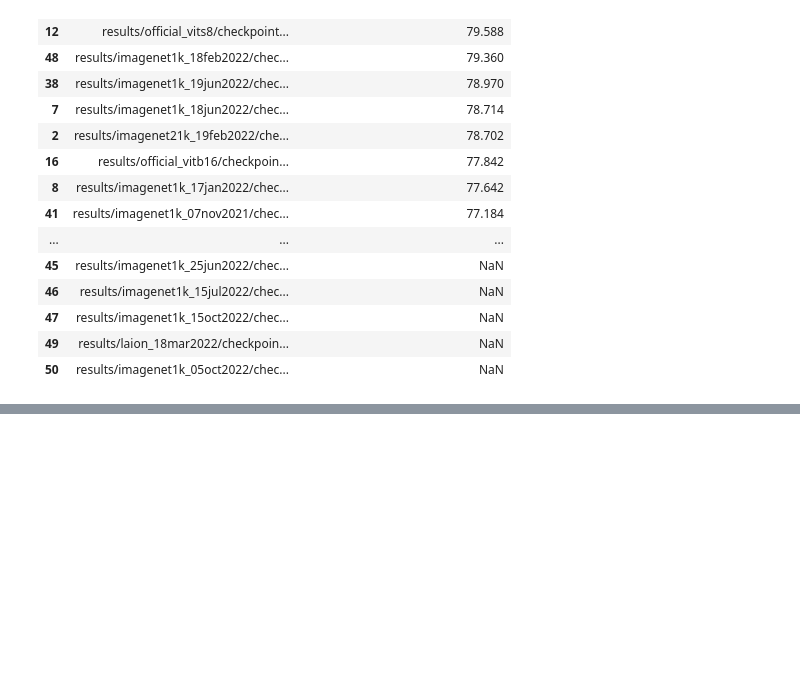
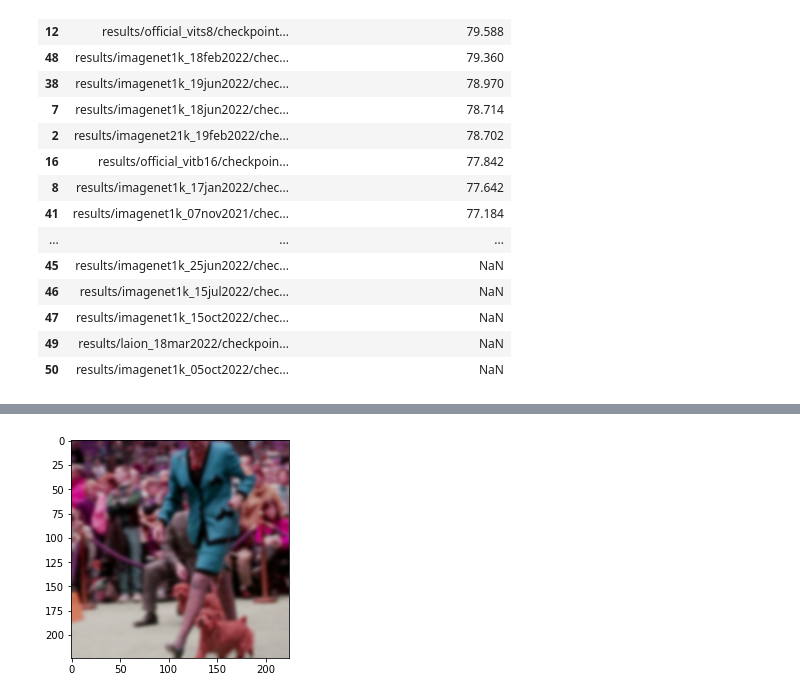
Before and after one commit to mehdidc/dino, a Jupyter notebook: analysis.ipynb, the cells around one changed output, grey strips where cells are left out. Drawn from its saved outputs; the diff is of its cells as text; code cells hidden in the pictures; blank space fills up the shorter version.

```diff
--- a/analysis.ipynb
+++ b/analysis.ipynb
@@ -149,0 +147,29 @@ df[df.path=="results/imagenet21k_19feb2022/checkpoint.pth"].dropna(axis=1).filte
+# %%
+import wds
+import utils
+from main_dino import DataAugmentationDINO
+from PIL import Image
+import torch
+import matplotlib.pyplot as plt
+class wds_args:
+    distributed = False
+    batch_size = 1
+    train_data = '/p/scratch/ccstdl/cherti1/imagenet-1K-webdataset/train'
+    workers = 4
+    world_size = 1
+    rank = 0
+    train_num_samples = 1000
+    resampled = True
+transform = DataAugmentationDINO(
+    (0.4,1),
+    (0.05,0.4),
+    10
+)
+mean = torch.Tensor([0.485, 0.456, 0.406])
+std = torch.Tensor([0.229, 0.224, 0.225])
+data_loader = wds.get_wds_dataset(wds_args, transform, True,).dataloader
+for x in data_loader:
+    plt.imshow(x[0][0].permute(1,2,0) * std + mean)
+    break
+# %% [output]
+[figure, added]
```
Also changed, not shown: parts of 2 cells of this notebook, 3 other files.
